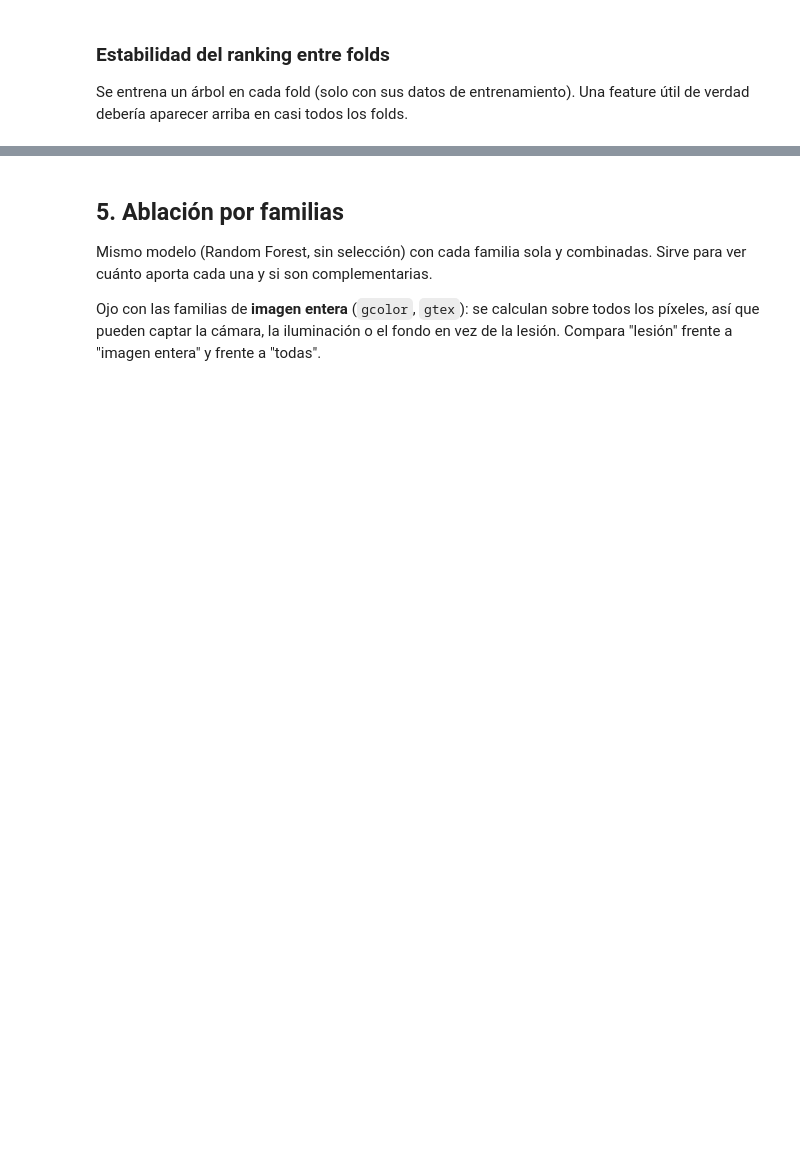
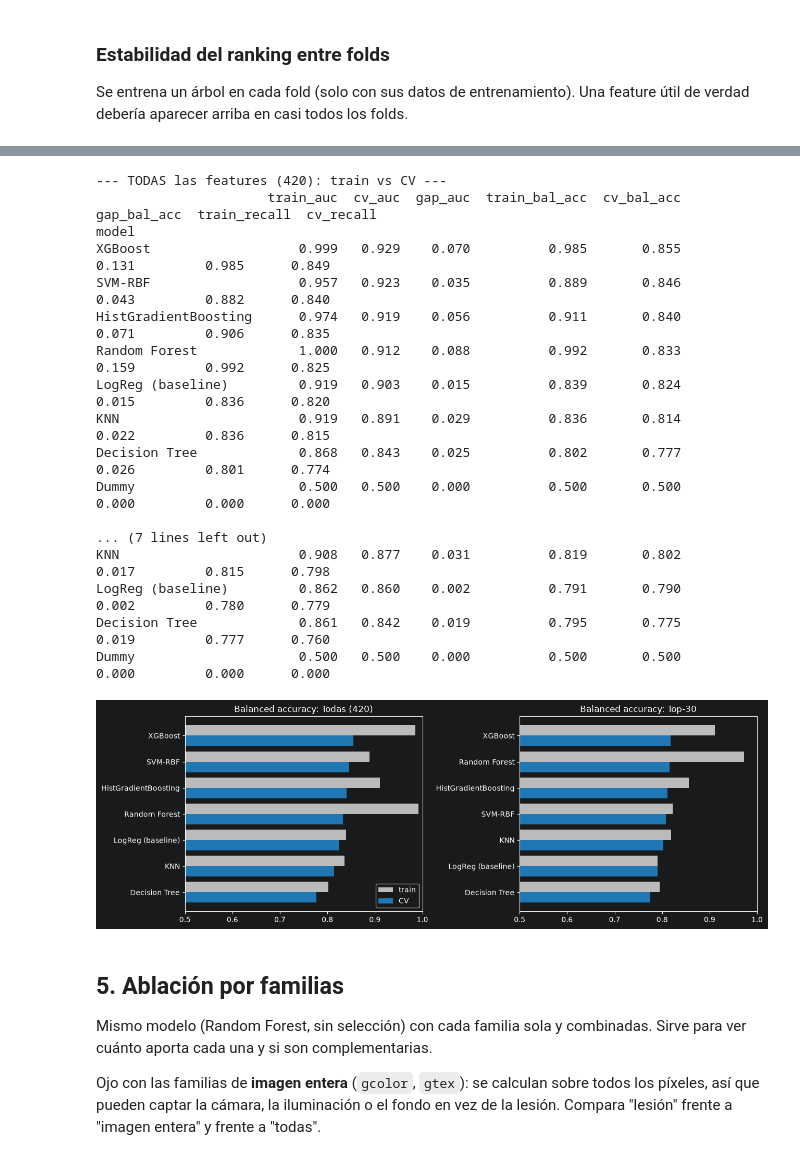
Before and after one commit to marmontesinos-Unicas/Melanoma-Challenge-ML-UdG, a Jupyter notebook: ml/ml_features_completes.ipynb, the cells around one changed output, grey strips where cells are left out. Cells and saved outputs as stored; diff of their text form; code cells hidden in the pictures; blank space fills up the shorter version.

```diff
--- a/ml/ml_features_completes.ipynb
+++ b/ml/ml_features_completes.ipynb
@@ -211,3 +338,50 @@ res_top.drop(columns="_auc").to_csv(OUT_DIR / f"cv_top{K_FEATURES}.csv")
+# %%
+def train_vs_cv(raw):
+    g = raw.groupby("model", sort=False)
+    t = pd.DataFrame({"train_auc": g["train_auc"].mean(), "cv_auc": g["auc"].mean(),
+                      "train_bal_acc": g["train_bal_acc"].mean(), "cv_bal_acc": g["bal_acc"].mean(),
+                      "train_recall": g["train_recall_others"].mean(), "cv_recall": g["recall_others"].mean()})
+    t.insert(2, "gap_auc", t["train_auc"] - t["cv_auc"])
+    t.insert(5, "gap_bal_acc", t["train_bal_acc"] - t["cv_bal_acc"])
+    return t.sort_values("cv_auc", ascending=False).round(3)
+
+
+ovf_all, ovf_top = train_vs_cv(raw_all), train_vs_cv(raw_top)
+print(f"--- TODAS las features ({len(FEATS)}): train vs CV ---")
+print(ovf_all.to_string(), "\n")
+print(f"--- TOP-{K_FEATURES}: train vs CV ---")
+print(ovf_top.to_string())
+ovf_all.to_csv(OUT_DIR / "train_vs_cv_all_features.csv")
+ovf_top.to_csv(OUT_DIR / f"train_vs_cv_top{K_FEATURES}.csv")
+
+fig, axs = plt.subplots(1, 2, figsize=(13, 4.5), sharex=True)
+for ax, (title, t) in zip(axs, [(f"Todas ({len(FEATS)})", ovf_all), (f"Top-{K_FEATURES}", ovf_top)]):
+    t = t.drop(index="Dummy", errors="ignore")[::-1]
+    yy = np.arange(len(t))
+    ax.barh(yy + 0.2, t["train_bal_acc"], 0.4, label="train", color="#bbbbbb")
+    ax.barh(yy - 0.2, t["cv_bal_acc"], 0.4, label="CV", color="#1f77b4")
+    ax.set_yticks(yy, t.index); ax.set_xlim(0.5, 1.0); ax.set_title(f"Balanced accuracy: {title}")
+axs[0].legend(loc="lower right")
+plt.tight_layout(); plt.show()
+# %% [output]
+--- TODAS las features (420): train vs CV ---
+                      train_auc  cv_auc  gap_auc  train_bal_acc  cv_bal_acc  gap_bal_acc  train_recall  cv_recall
+model
+XGBoost                   0.999   0.929    0.070          0.985       0.855        0.131         0.985      0.849
+SVM-RBF                   0.957   0.923    0.035          0.889       0.846        0.043         0.882      0.840
+HistGradientBoosting      0.974   0.919    0.056          0.911       0.840        0.071         0.906      0.835
+Random Forest             1.000   0.912    0.088          0.992       0.833        0.159         0.992      0.825
+LogReg (baseline)         0.919   0.903    0.015          0.839       0.824        0.015         0.836      0.820
+KNN                       0.919   0.891    0.029          0.836       0.814        0.022         0.836      0.815
+Decision Tree             0.868   0.843    0.025          0.802       0.777        0.026         0.801      0.774
+Dummy                     0.500   0.500    0.000          0.500       0.500        0.000         0.000      0.000
+
+... (7 lines left out)
+KNN                       0.908   0.877    0.031          0.819       0.802        0.017         0.815      0.798
+LogReg (baseline)         0.862   0.860    0.002          0.791       0.790        0.002         0.780      0.779
+Decision Tree             0.861   0.842    0.019          0.795       0.775        0.019         0.777      0.760
+Dummy                     0.500   0.500    0.000          0.500       0.500        0.000         0.000      0.000
+[figure, added]
 # %% [markdown]
 ## 5. Ablación por familias
 Mismo modelo (Random Forest, sin selección) con cada familia sola y combinadas. Sirve para ver cuánto aporta
```
Also changed, not shown: parts of 22 cells of this notebook, 2 other files.
